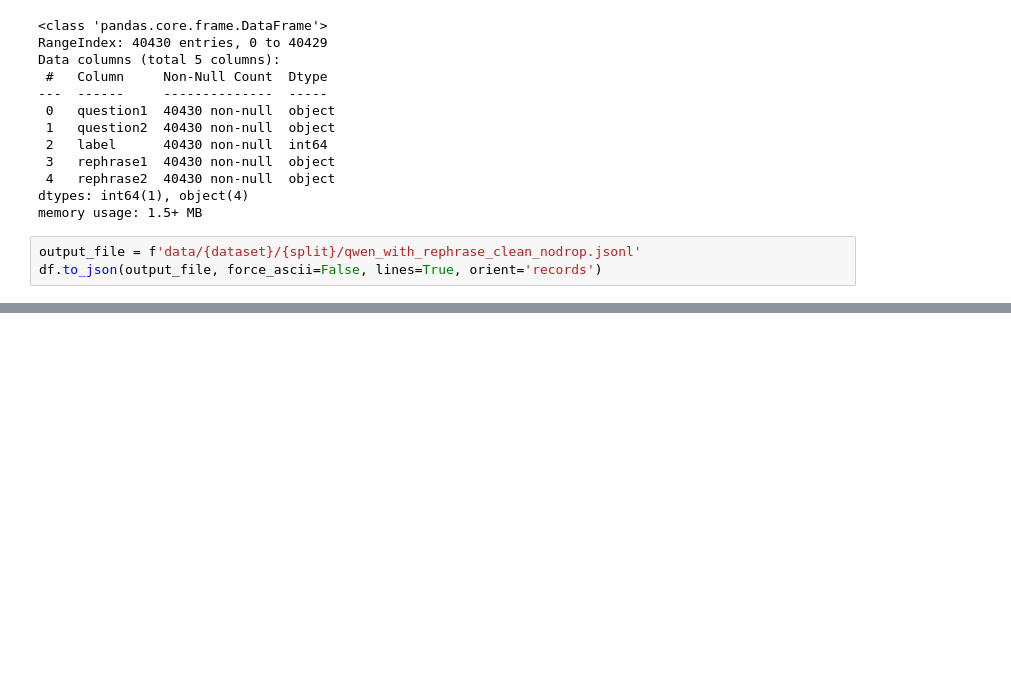
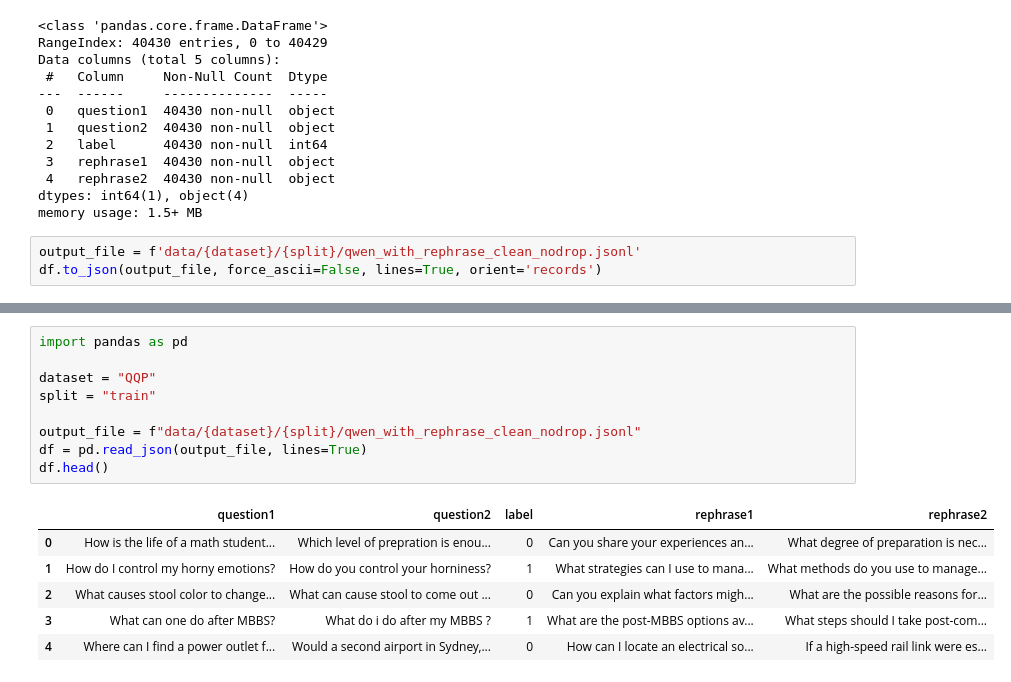
Before and after one commit to JJVVVV/CCSL, a Jupyter notebook: preparation.ipynb, the cells around one changed output, grey strips where cells are left out. Saved outputs shown, nothing was run; the diff lists cells and outputs as text; blank space fills up the shorter version.

```diff
--- a/preparation.ipynb
+++ b/preparation.ipynb
@@ -597,0 +629,16 @@ df.to_json(output_file, force_ascii=False, lines=True, orient='records')
+# %%
+import pandas as pd
+
+dataset = "QQP"
+split = "train"
+
+output_file = f"data/{dataset}/{split}/qwen_with_rephrase_clean_nodrop.jsonl"
+df = pd.read_json(output_file, lines=True)
+df.head()
+# %% [output]
+|  | question1 | question2 | label | rephrase1 | rephrase2 |
+| 0 | How is the life of a math student... | Which level of prepration is enou... | 0 | Can you share your experiences an... | What degree of preparation is nec... |
+| 1 | How do I control my horny emotions? | How do you control your horniness? | 1 | What strategies can I use to mana... | What methods do you use to manage... |
+| 2 | What causes stool color to change... | What can cause stool to come out ... | 0 | Can you explain what factors migh... | What are the possible reasons for... |
+| 3 | What can one do after MBBS? | What do i do after my MBBS ? | 1 | What are the post-MBBS options av... | What steps should I take post-com... |
+| 4 | Where can I find a power outlet f... | Would a second airport in Sydney,... | 0 | How can I locate an electrical so... | If a high-speed rail link were es... |
```
Also changed, not shown: parts of 6 cells of this notebook, 2 other files.
